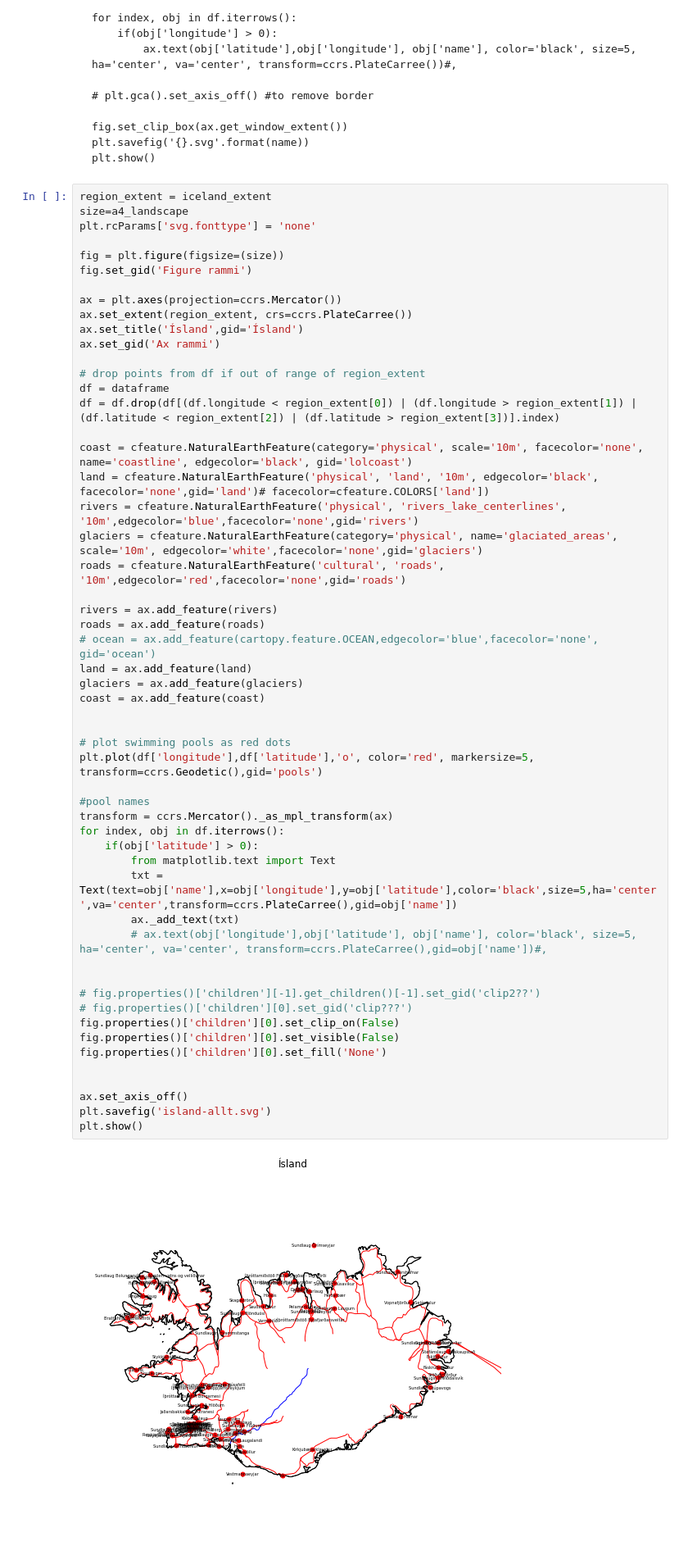
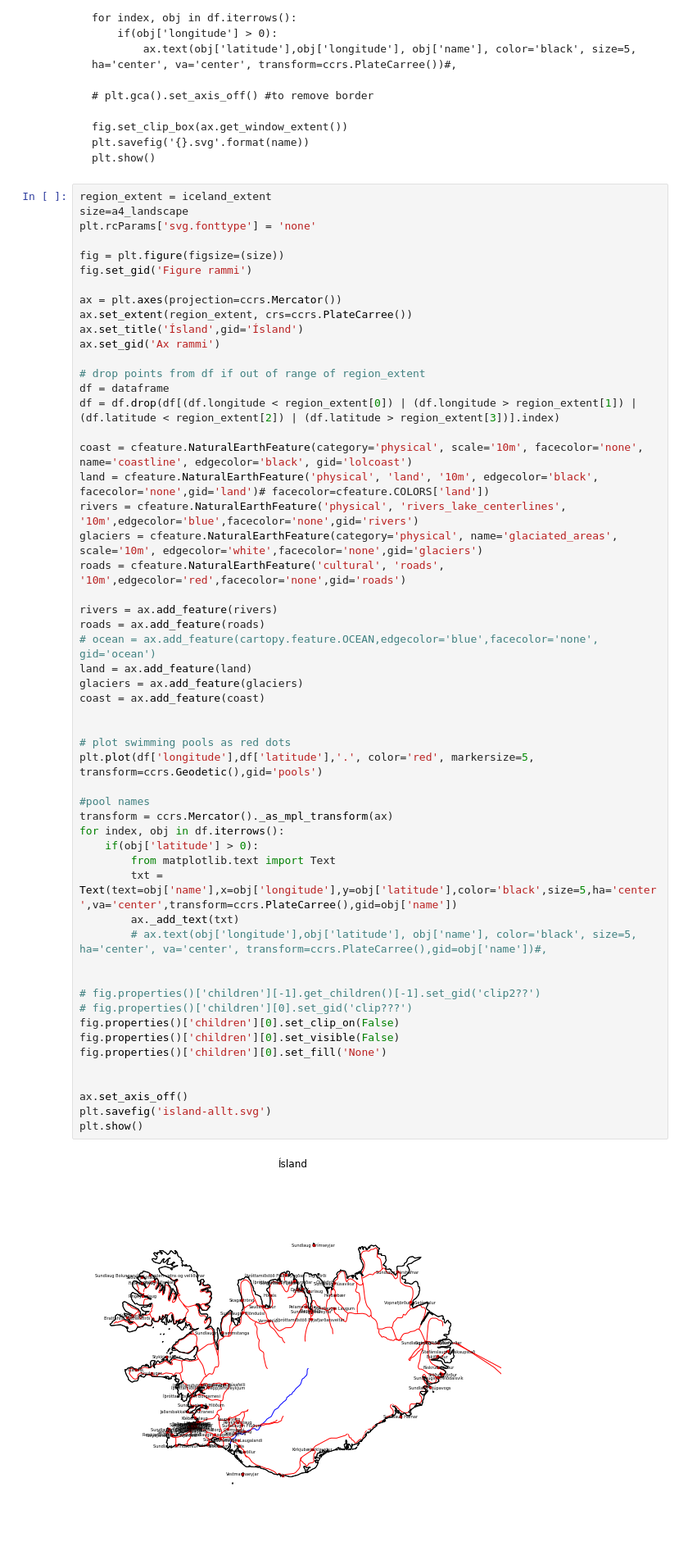
Before and after one commit to odinndagur/sundlaugar, a Jupyter notebook: kort.ipynb, the cells around one changed output. Shown: that part at 82% size. Saved outputs shown, nothing was run; the diff lists cells and outputs as text.

```diff
--- a/kort.ipynb
+++ b/kort.ipynb
@@ -215,32 +215,32 @@ rivers = ax.add_feature(rivers)
 roads = ax.add_feature(roads)
 # ocean = ax.add_feature(cartopy.feature.OCEAN,edgecolor='blue',facecolor='none', gid='ocean')
 land = ax.add_feature(land)
 glaciers = ax.add_feature(glaciers)
 coast = ax.add_feature(coast)
 
 
 # plot swimming pools as red dots
-plt.plot(df['longitude'],df['latitude'],'o', color='red', markersize=5, transform=ccrs.Geodetic(),gid='pools')
+plt.plot(df['longitude'],df['latitude'],'.', color='red', markersize=5, transform=ccrs.Geodetic(),gid='pools')
 
 #pool names
 transform = ccrs.Mercator()._as_mpl_transform(ax)
 for index, obj in df.iterrows():
     if(obj['latitude'] > 0):
         from matplotlib.text import Text
         txt = Text(text=obj['name'],x=obj['longitude'],y=obj['latitude'],color='black',size=5,ha='center',va='center',transform=ccrs.PlateCarree(),gid=obj['name'])
         ax._add_text(txt)
         # ax.text(obj['longitude'],obj['latitude'], obj['name'], color='black', size=5, ha='center', va='center', transform=ccrs.PlateCarree(),gid=obj['name'])#,
 
 
 # fig.properties()['children'][-1].get_children()[-1].set_gid('clip2??')
 # fig.properties()['children'][0].set_gid('clip???')
 fig.properties()['children'][0].set_clip_on(False)
 fig.properties()['children'][0].set_visible(False)
 fig.properties()['children'][0].set_fill('None')
 
 
 ax.set_axis_off()
 plt.savefig('island-allt.svg')
 plt.show()
 # %% [output]
-[figure, old version]
+[figure, new version]
```
Also changed, not shown: parts of 1 cell of this notebook, 1 other file.
